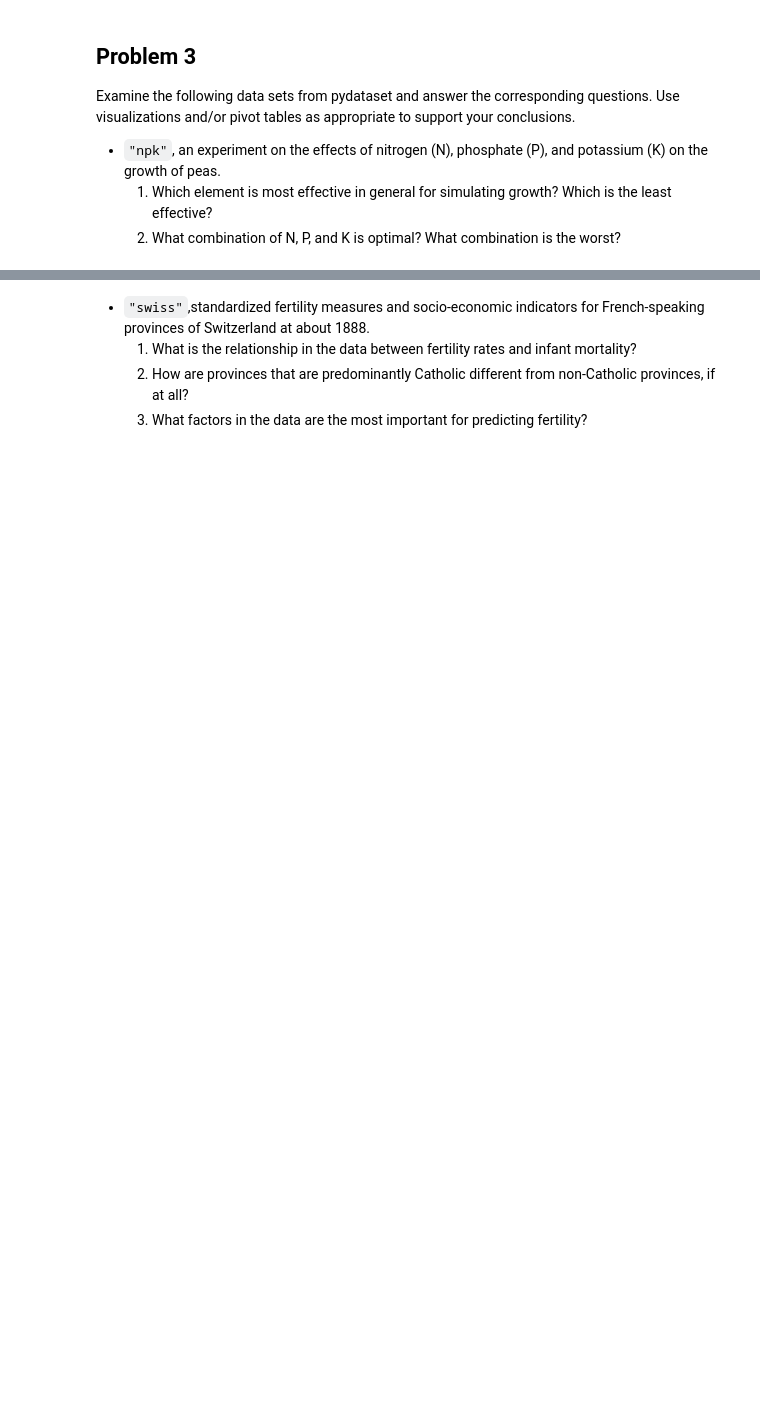
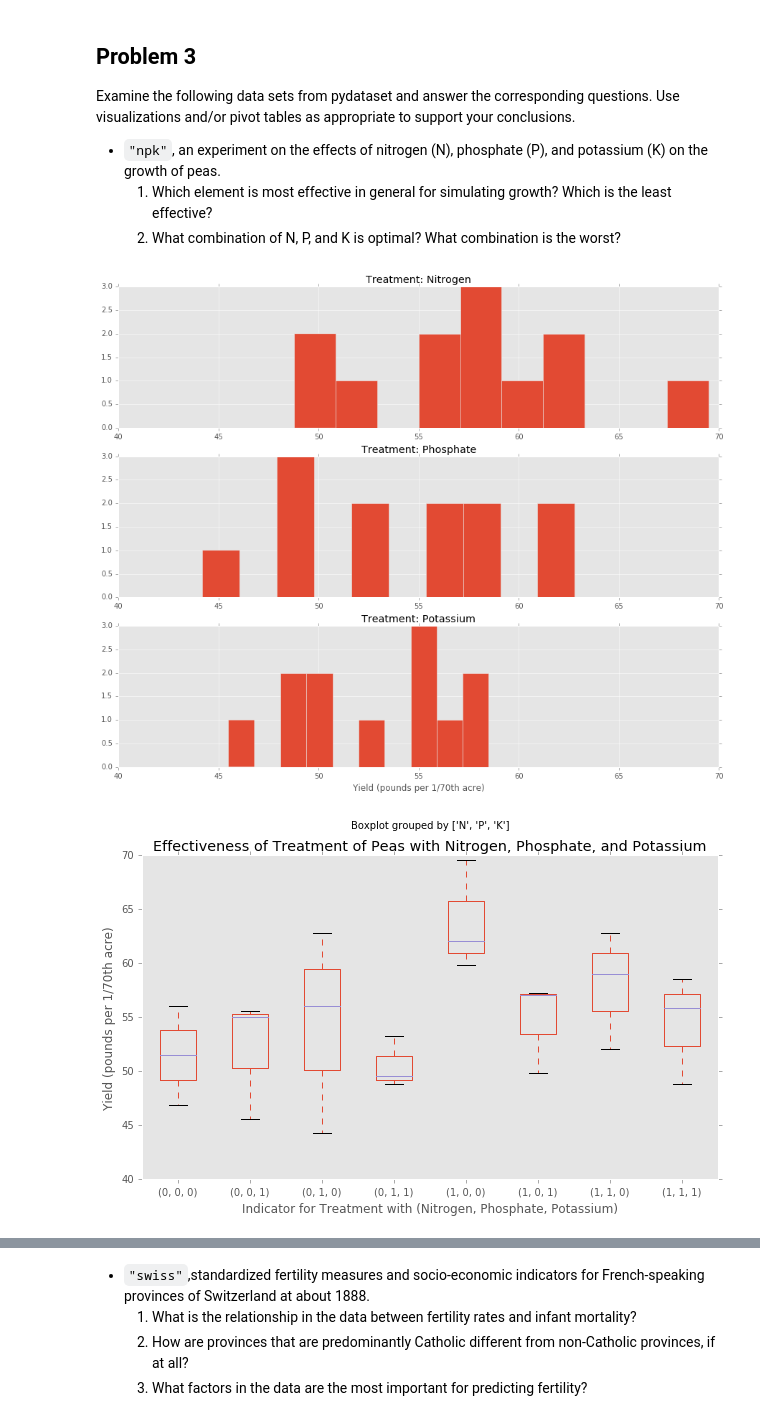
Before and after one commit to mattschaelling/acme_vol3, a Jupyter notebook: Pandas3/pandas3.ipynb, the cells around one changed output, grey strips where cells are left out. Drawn from its saved outputs; the diff is of its cells as text; code cells hidden in the pictures; blank space fills up the shorter version.

```diff
--- a/Pandas3/pandas3.ipynb
+++ b/Pandas3/pandas3.ipynb
@@ -140,3 +207,38 @@ Use visualizations and/or pivot tables as appropriate to support your conclusion
 - `"npk"`, an experiment on the effects of nitrogen (N), phosphate (P), and potassium (K) on the growth of peas.
     1. Which element is most effective in general for simulating growth? Which is the least effective?
     2. What combination of N, P, and K is optimal? What combination is the worst?
+# %%
+#data('npk', show_doc=True)
+npk = data('npk')
+#npk.sample(5)
+# %%
+# individual treatments
+plt.figure(figsize=(15,12))
+plt.subplot(3,1,1)
+npk[npk['N']==1]['yield'].hist()
+plt.title("Treatment: Nitrogen")
+#plt.xlabel("Yield (pounds per 1/70th acre)")
+plt.xlim((40,70))
+
+plt.subplot(3,1,2)
+npk[npk['P']==1]['yield'].hist()
+plt.title("Treatment: Phosphate")
+#plt.xlabel("Yield (pounds per 1/70th acre)")
+plt.xlim((40,70))
+
+plt.subplot(3,1,3)
+npk[npk['K']==1]['yield'].hist()
+plt.title("Treatment: Potassium")
+plt.xlabel("Yield (pounds per 1/70th acre)")
+plt.xlim((40,70))
+plt.show()
+
+# combination of treatments
+npk.boxplot('yield', by=['N','P','K'], grid=False)
+plt.title("Effectiveness of Treatment of Peas with Nitrogen, Phosphate, and Potassium")
+plt.ylabel("Yield (pounds per 1/70th acre)")
+plt.xlabel('Indicator for Treatment with (Nitrogen, Phosphate, Potassium)')
+plt.show()
+# %% [output]
+[figure, added]
+[figure, added]
```
Also changed, not shown: parts of 23 cells of this notebook, 1 other file.
